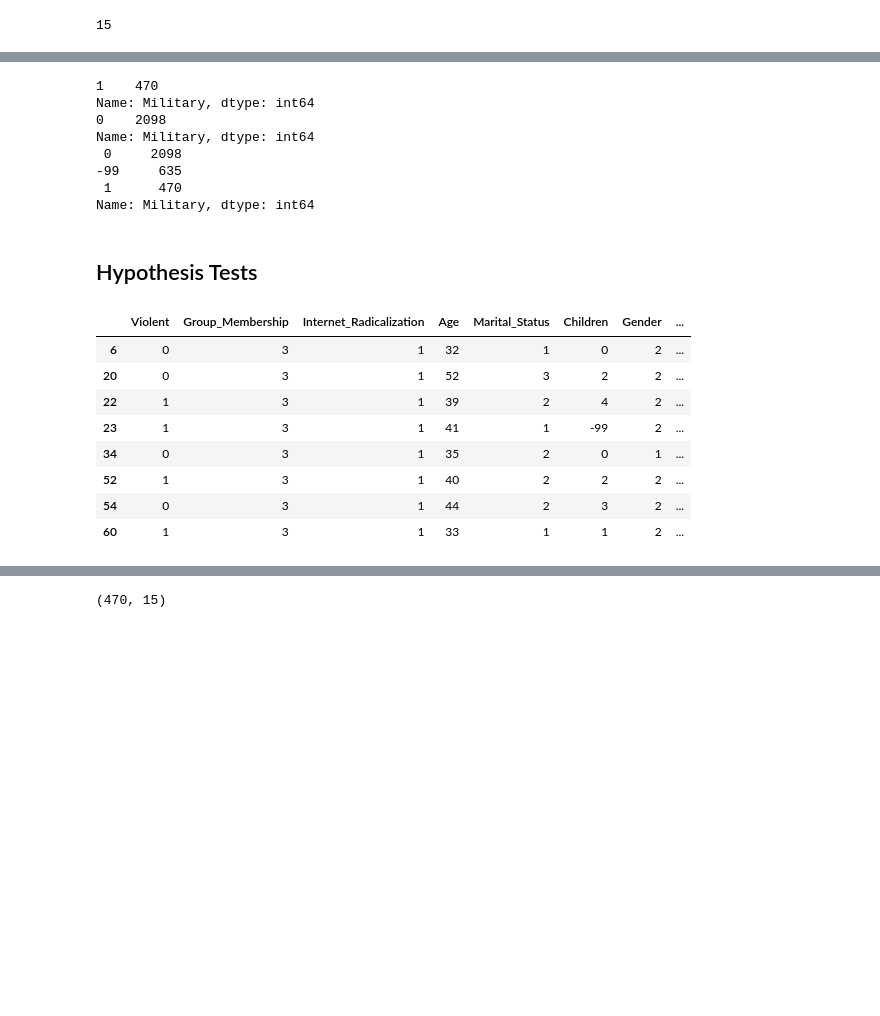
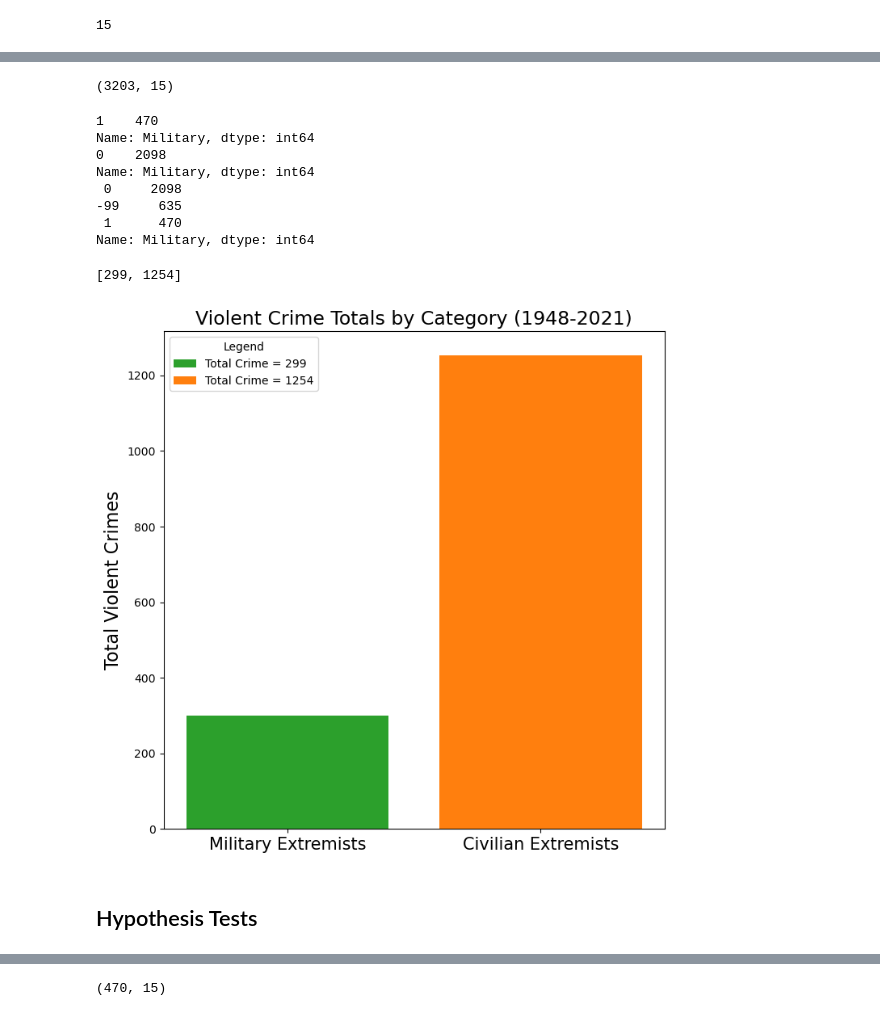
Before and after one commit to mrichburg/extremist_profile_exploration, a Jupyter notebook: notebooks/final_EDA.ipynb, the cells around one changed output, grey strips where cells are left out. Drawn from its saved outputs; the diff is of its cells as text; code cells hidden in the pictures; blank space fills up the shorter version.

```diff
--- a/notebooks/final_EDA.ipynb
+++ b/notebooks/final_EDA.ipynb
@@ -146,3 +154,7 @@ dtype: int64
+# %%
+setup_df.shape
+# %% [output]
+(3203, 15)
 # %%
 #Splitting DF into military and civillians
 mil_only = setup_df[setup_df["Military"] == 1]
@@ -164,17 +176,26 @@ Name: Military, dtype: int64
 -99     635
  1      470
 Name: Military, dtype: int64
+# %%
+#Plotting total violent crimes by chosen categories
+fig, ax = plt.subplots(figsize=(8,8))
+
+categories = ["Military Extremists", "Civilian Extremists"]
+counts = [mil_only[mil_only["Violent"]==1].value_counts().sum(), civ_only[civ_only["Violent"]==1].value_counts().sum()]
+# labels = ["Military Extremists", "Civilian Extremists"]
+labels = ["Total Crime = 299", "Total Crime = 1254"]
+colors = ['tab:green', 'tab:orange']
+
+ax.bar(categories, counts, label=labels, color=colors)
+ax.set_ylabel('Total Violent Crimes', fontdict={'fontsize':16})
+ax.set_title('Violent Crime Totals by Category (1948-2021)', fontdict={'fontsize':17})
+ax.legend(title='Legend')
+plt.xticks(fontsize=15)
+
+print(counts)
+plt.show()
+# %% [output]
+[299, 1254]
+[figure, added]
 # %% [markdown]
 ## Hypothesis Tests
-# %%
-mil_only.head(8)
-# %% [output]
-|  | Violent | Group_Membership | Internet_Radicalization | Age | Marital_Status | Children | Gender | ... |
-| 6 | 0 | 3 | 1 | 32 | 1 | 0 | 2 | ... |
-| 20 | 0 | 3 | 1 | 52 | 3 | 2 | 2 | ... |
-| 22 | 1 | 3 | 1 | 39 | 2 | 4 | 2 | ... |
-| 23 | 1 | 3 | 1 | 41 | 1 | -99 | 2 | ... |
-| 34 | 0 | 3 | 1 | 35 | 2 | 0 | 1 | ... |
-| 52 | 1 | 3 | 1 | 40 | 2 | 2 | 2 | ... |
-| 54 | 0 | 3 | 1 | 44 | 2 | 3 | 2 | ... |
-| 60 | 1 | 3 | 1 | 33 | 1 | 1 | 2 | ... |
```
Also changed, not shown: parts of 41 cells of this notebook, 10 other files.
